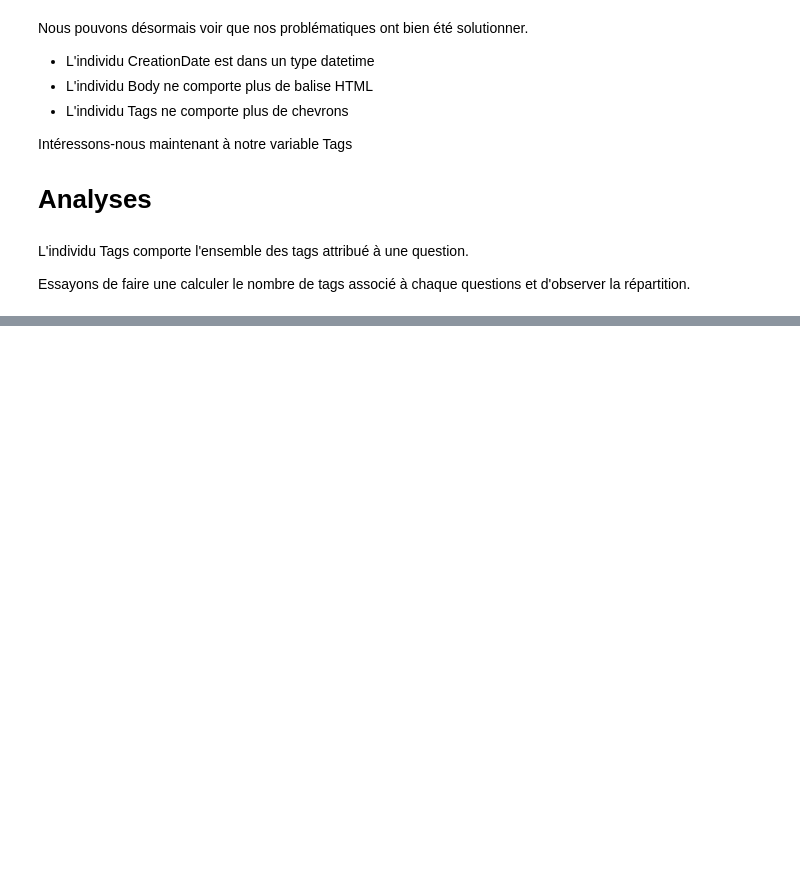
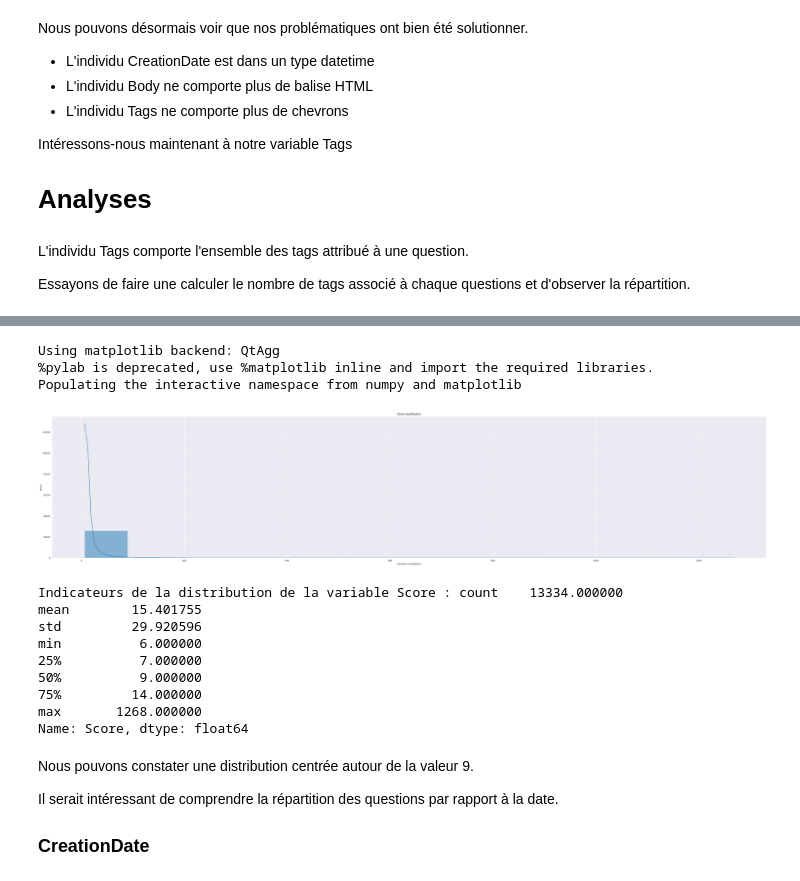
Before and after one commit to laildfz/P5_machine_learning, a Jupyter notebook: notebook/notebook_exploration.ipynb, the cells around one changed output, grey strips where cells are left out. Drawn from its saved outputs; the diff is of its cells as text; code cells hidden in the pictures; blank space fills up the shorter version.

```diff
--- a/notebook/notebook_exploration.ipynb
+++ b/notebook/notebook_exploration.ipynb
@@ -140,3 +153,36 @@ Il serait intéressant de comprendre la répartition des questions par rapport
+# %%
+%pylab
+%matplotlib inline
+def distribution(col):
+    fig, ax = plt.subplots(nrows=1, figsize=(50, 10))
+    sns.histplot(data=data, x=col, bins="sturges", kde=True)
+    ax.set_ylabel(f"{col}")
+    ax.set_xlabel("Number of questions")
+    ax.set_title(f"{col} distribution")
+    plt.show()
+    print(f"Indicateurs de la distribution de la variable {col} : {data[col].describe()}")
+
+distribution("Score")
+# %% [output]
+Using matplotlib backend: QtAgg
+%pylab is deprecated, use %matplotlib inline and import the required libraries.
+Populating the interactive namespace from numpy and matplotlib
+[figure, added]
+Indicateurs de la distribution de la variable Score : count    13334.000000
+mean        15.401755
+std         29.920596
+min          6.000000
+25%          7.000000
+50%          9.000000
+75%         14.000000
+max       1268.000000
+Name: Score, dtype: float64
+# %% [markdown]
+Nous pouvons constater une distribution centrée autour de la valeur 9.
+
+Il serait intéressant de comprendre la répartition des questions par rapport à la date.
+
+### CreationDate
 # %%
 %pylab
 %matplotlib inline
```
Also changed, not shown: parts of 15 cells of this notebook, 1 other file.
